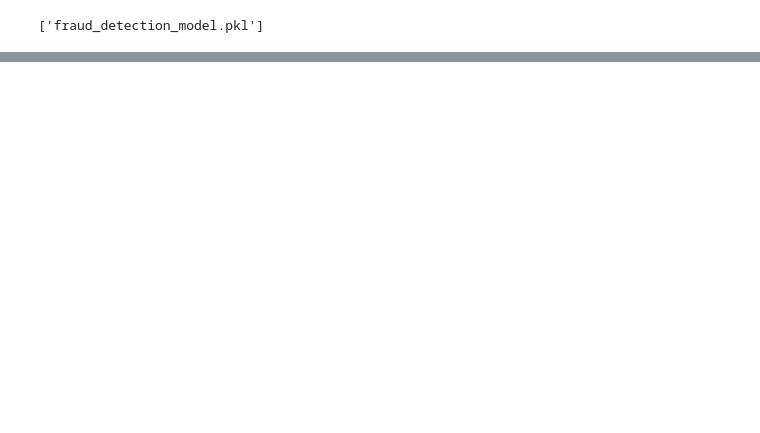
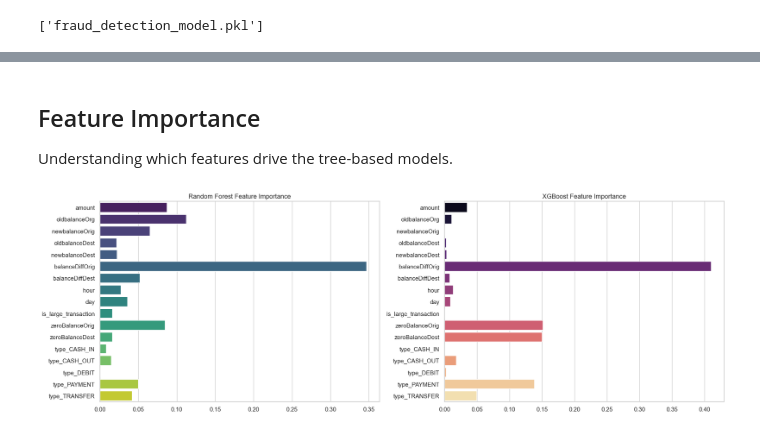
Before and after one commit to Abhi-1234-singla/Fraud-Detection-Project, a Jupyter notebook: analysis_mode.ipynb, the cells around one changed output, grey strips where cells are left out. Cells and saved outputs as stored; diff of their text form; code cells hidden in the pictures; blank space fills up the shorter version.

```diff
--- a/analysis_mode.ipynb
+++ b/analysis_mode.ipynb
@@ -363,0 +407,6 @@ joblib.dump(pipeline, 'fraud_detection_model.pkl')
+# %%
+# Calculate ratio for XGBoost scale_pos_weight
+num_fraud = (y_train == 1).sum()
+num_legit = (y_train == 0).sum()
+scale_weight = num_legit / num_fraud
+print(f"Scale Pos Weight for XGBoost: {scale_weight:.2f}")
@@ -363,0 +418,11 @@ joblib.dump(pipeline, 'fraud_detection_model.pkl')
+# %%
+rf_pipeline = Pipeline([
+    ("prep", preprocessor),
+    ("clf", RandomForestClassifier(n_estimators=50, max_depth=10, class_weight='balanced', random_state=42, n_jobs=-1))
+])
+start_time = time.time()
+rf_pipeline.fit(X_train, y_train)
+rf_time = time.time() - start_time
+rf_pred = rf_pipeline.predict(X_test)
+rf_prob = rf_pipeline.predict_proba(X_test)[:, 1]
+print(f"Random Forest Training Time: {rf_time:.2f} seconds")
@@ -363,0 +434,7 @@ joblib.dump(pipeline, 'fraud_detection_model.pkl')
+# %%
+xgb_pipeline = Pipeline([
+    ("prep", preprocessor),
+    ("clf", XGBClassifier(n_estimators=100, max_depth=6, scale_pos_weight=scale_weight, random_state=42, n_jobs=-1))
+])
+start_time = time.time()
+xgb_pipeline.fit(X_train, y_train)
@@ -363,0 +575,25 @@ joblib.dump(pipeline, 'fraud_detection_model.pkl')
+# %% [markdown]
+## Feature Importance
+Understanding which features drive the tree-based models.
+# %%
+# Extract feature names from preprocessor
+# We need to get one-hot encoded names for categorical features
+cat_features = preprocessor.named_transformers_['cat'].get_feature_names_out(categorical)
+all_features = numeric + list(cat_features)
+
+fig, axes = plt.subplots(1, 2, figsize=(18, 6))
+
+# RF Feature Importance
+rf_importances = rf_pipeline.named_steps['clf'].feature_importances_
+sns.barplot(x=rf_importances, y=all_features, ax=axes[0], palette="viridis")
+axes[0].set_title("Random Forest Feature Importance")
+
+# XGB Feature Importance
+xgb_importances = xgb_pipeline.named_steps['clf'].feature_importances_
+sns.barplot(x=xgb_importances, y=all_features, ax=axes[1], palette="magma")
+axes[1].set_title("XGBoost Feature Importance")
+
+plt.tight_layout()
+plt.show()
+# %% [output]
+[figure, added]
```
Also changed, not shown: parts of 28 cells of this notebook, 2 other files.
